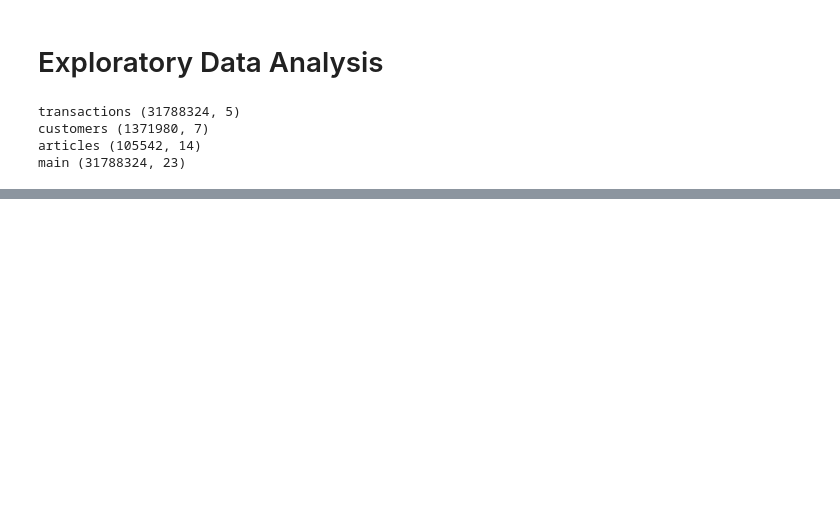
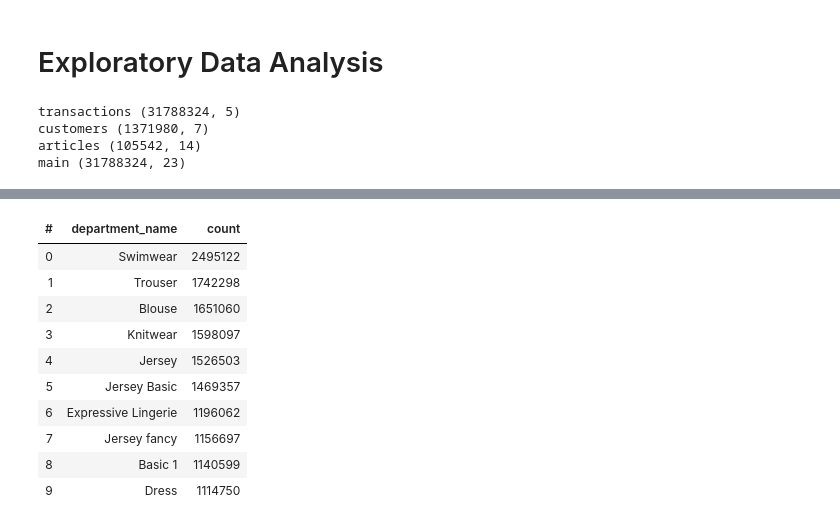
Before and after one commit to pval108/hm_clothing, a Jupyter notebook: hm_clothing.ipynb, the cells around one changed output, grey strips where cells are left out. Cells and saved outputs as stored; diff of their text form; code cells hidden in the pictures; blank space fills up the shorter version.

```diff
--- a/hm_clothing.ipynb
+++ b/hm_clothing.ipynb
@@ -123,0 +187,14 @@ main (31788324, 23)
+# %%
+df.groupby('department_name').agg('count').sort('count',ascending=False).head(10)
+# %% [output]
+| # | department_name | count |
+| 0 | Swimwear | 2495122 |
+| 1 | Trouser | 1742298 |
+| 2 | Blouse | 1651060 |
+| 3 | Knitwear | 1598097 |
+| 4 | Jersey | 1526503 |
+| 5 | Jersey Basic | 1469357 |
+| 6 | Expressive Lingerie | 1196062 |
+| 7 | Jersey fancy | 1156697 |
+| 8 | Basic 1 | 1140599 |
+| 9 | Dress | 1114750 |
```
Also changed, not shown: parts of 12 cells of this notebook.
